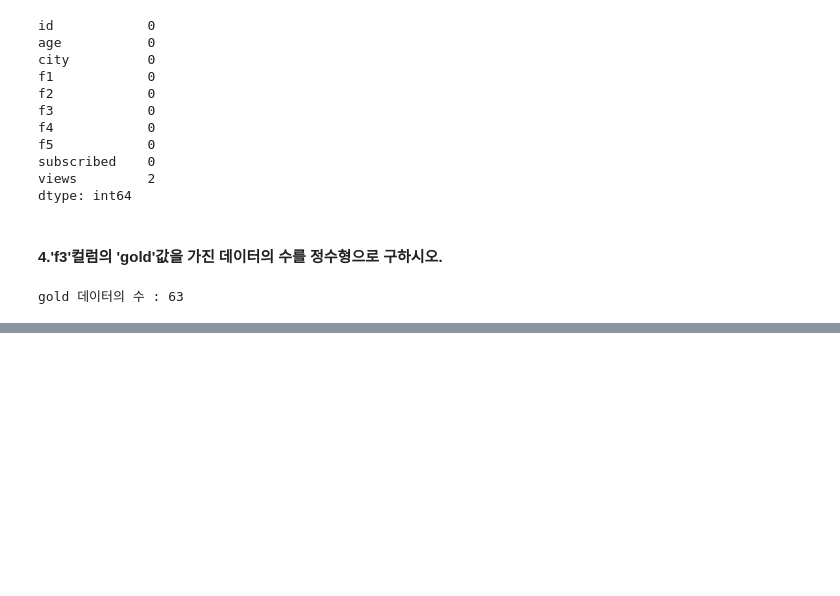
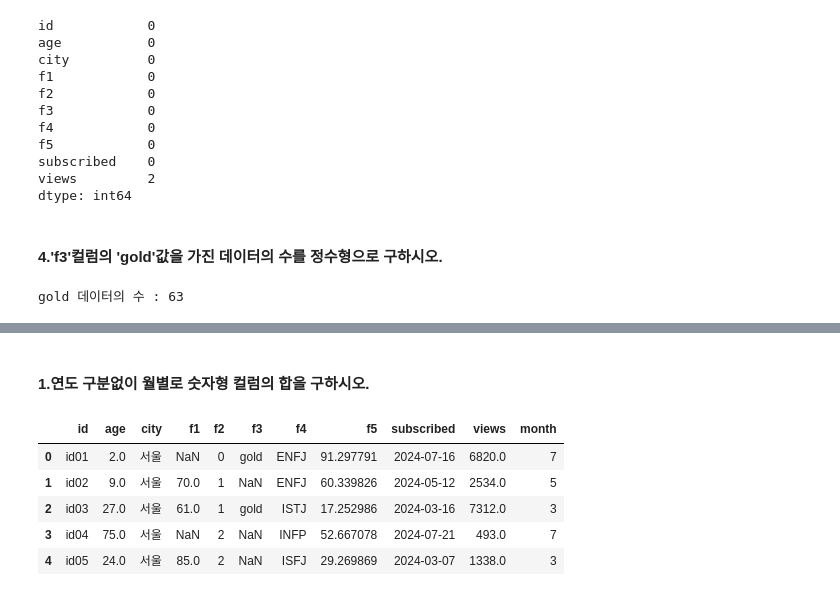
Before and after one commit to CHANGWOOKCHO/-engineer_big_data_analysis, a Jupyter notebook: part1/chapter3_1.ipynb, the cells around one changed output, grey strips where cells are left out. Drawn from its saved outputs; the diff is of its cells as text; code cells hidden in the pictures; blank space fills up the shorter version.

```diff
--- a/part1/chapter3_1.ipynb
+++ b/part1/chapter3_1.ipynb
@@ -122,0 +449,4 @@ gold 데이터의 수 : 63
+# %%
+df = pd.read_csv('type1_data1.csv')
+print("행 수 :", len(df))
+df.head()
@@ -122,0 +461,13 @@ gold 데이터의 수 : 63
+# %% [markdown]
+#### 1.연도 구분없이 월별로 숫자형 컬럼의 합을 구하시오.
+# %%
+df['subscribed'] = pd.to_datetime(df['subscribed'], format='%Y-%m-%d')
+df['month'] = df['subscribed'].dt.month
+df.head()
+# %% [output]
+|  | id | age | city | f1 | f2 | f3 | f4 | f5 | subscribed | views | month |
+| 0 | id01 | 2.0 | 서울 | NaN | 0 | gold | ENFJ | 91.297791 | 2024-07-16 | 6820.0 | 7 |
+| 1 | id02 | 9.0 | 서울 | 70.0 | 1 | NaN | ENFJ | 60.339826 | 2024-05-12 | 2534.0 | 5 |
+| 2 | id03 | 27.0 | 서울 | 61.0 | 1 | gold | ISTJ | 17.252986 | 2024-03-16 | 7312.0 | 3 |
+| 3 | id04 | 75.0 | 서울 | NaN | 2 | NaN | INFP | 52.667078 | 2024-07-21 | 493.0 | 7 |
+| 4 | id05 | 24.0 | 서울 | 85.0 | 2 | NaN | ISFJ | 29.269869 | 2024-03-07 | 1338.0 | 3 |
```
Also changed, not shown: parts of 62 cells of this notebook, 1 other file.
